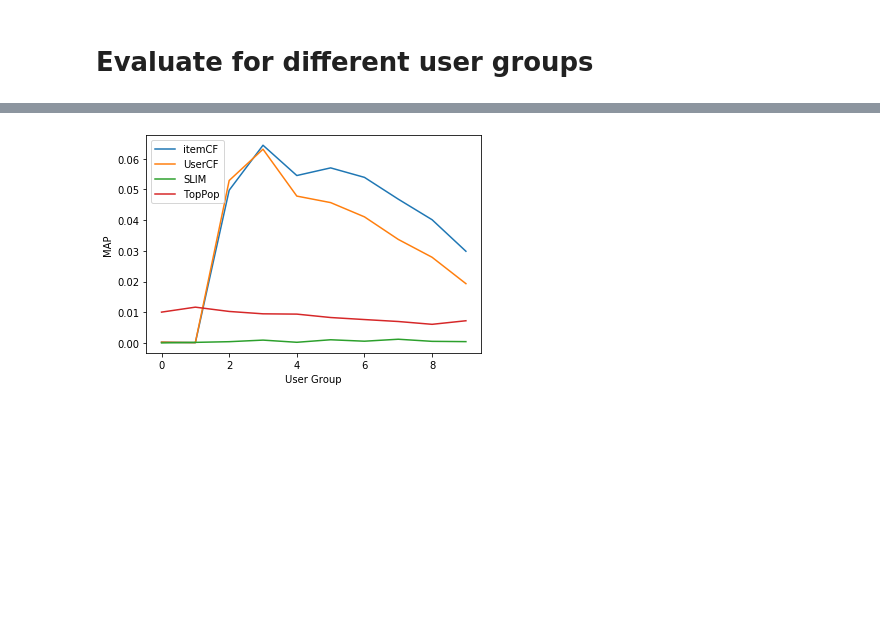
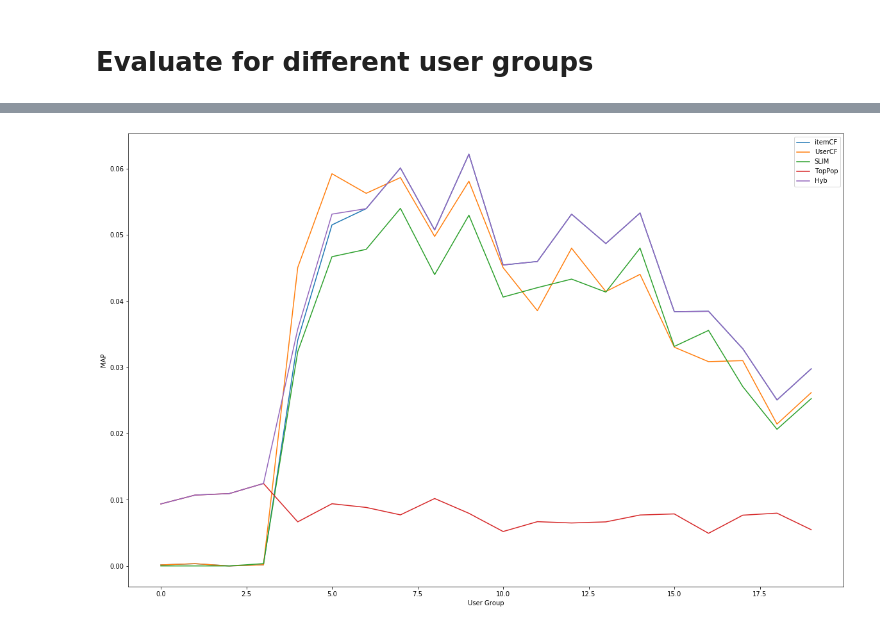
Before and after one commit to MattRighetti/recsys-2019, a Jupyter notebook: UserWiseHybryd.ipynb, the cells around one changed output, grey strips where cells are left out. Saved outputs shown, nothing was run; the diff lists cells and outputs as text; code cells hidden in the pictures; blank space fills up the shorter version.

```diff
--- a/UserWiseHybryd.ipynb
+++ b/UserWiseHybryd.ipynb
@@ -64,7 +62,7 @@ TopPopRecommender: URM Detected 3368 (18.21 %) cold items.
 from CF.item_cf import ItemBasedCollaborativeFiltering
 from CF.user_cf import UserBasedCollaborativeFiltering
 
-itemCF = ItemBasedCollaborativeFiltering(topK=10, shrink=20)
+itemCF = ItemBasedCollaborativeFiltering(topK=31, shrink=27)
 itemCF.fit(URM_train)
 userCF = UserBasedCollaborativeFiltering(topK=10, shrink=500)
 userCF.fit(URM_train)
@@ -77,10 +75,10 @@ from Algorithms.Notebooks_utils.data_splitter import train_test_holdout
 URM_train, URM_validation = train_test_holdout(URM_train, 0.85)
 evaluator_validation_early_stopping = EvaluatorHoldout(URM_validation, cutoff_list=[10], exclude_seen=True)
 recommender = SLIM_BPR_Cython(URM_train, verbose=False)
-recommender.fit(topK=100,
-                lambda_i=(60/100),
-                lambda_j=(6/100),
-                epochs = 1000,
+recommender.fit(topK=200,
+                lambda_i=(10/100),
+                lambda_j=(1/100),
+                epochs = 300,
                 validation_every_n = 50,
                 stop_on_validation = True,
                 evaluator_object = evaluator_validation_early_stopping,
@@ -117,3 +111,11 @@ userCBF = UserContentBasedRecommender()
+# %%
+from HYB.user_wise_hybrid import UserWiseHybridRecommender
+
+hyb = UserWiseHybridRecommender()
+hyb.set_shrink(27)
+hyb.set_topK(31)
+hyb.set_item_cf(itemCF)
+hyb.fit(URM_train)
 # %% [markdown]
 # Evaluate for different user groups
 # %%
@@ -123,8 +125,9 @@ MAP_itemCF = []
 MAP_userCF = []
 MAP_SLIM = []
 MAP_topPop = []
+MAP_hyb = []
 
-for group_id in range(0, 10):
+for group_id in range(0, 20):
     start_pos = group_id*block_size
     end_pos = min((group_id+1)*block_size, len(profile_length))
 
@@ -147,6 +150,8 @@ for group_id in range(0, 10):
     MAP_SLIM.append(evaluate_map)
     evaluate_map = evaluate_MAP_target_users(URM_test, topPop, users_in_group, verbose=False)
     MAP_topPop.append(evaluate_map)
+    evaluate_map = evaluate_MAP_target_users(URM_test, hyb, users_in_group, verbose=False)
+    MAP_hyb.append(evaluate_map)
 # %% [output]
 Group 0, average p.len 0.00, min 0, max 0
 Group 1, average p.len 0.00, min 0, max 0
@@ -161,14 +176,16 @@ Group 9, average p.len 52.03, min 31, max 503
 # %%
 import matplotlib.pyplot as pyplot
 %matplotlib inline
 
+pyplot.figure(figsize=(20,13))
 pyplot.plot(MAP_itemCF, label="itemCF")
 pyplot.plot(MAP_userCF, label="UserCF")
 pyplot.plot(MAP_SLIM, label="SLIM")
 pyplot.plot(MAP_topPop, label="TopPop")
+pyplot.plot(MAP_hyb, label="Hyb")
 pyplot.ylabel('MAP')
 pyplot.xlabel('User Group')
 pyplot.legend()
 pyplot.show()
 # %% [output]
-[figure, old version]
+[figure, new version]
```
Also changed, not shown: parts of 7 cells of this notebook, 3 other files.
